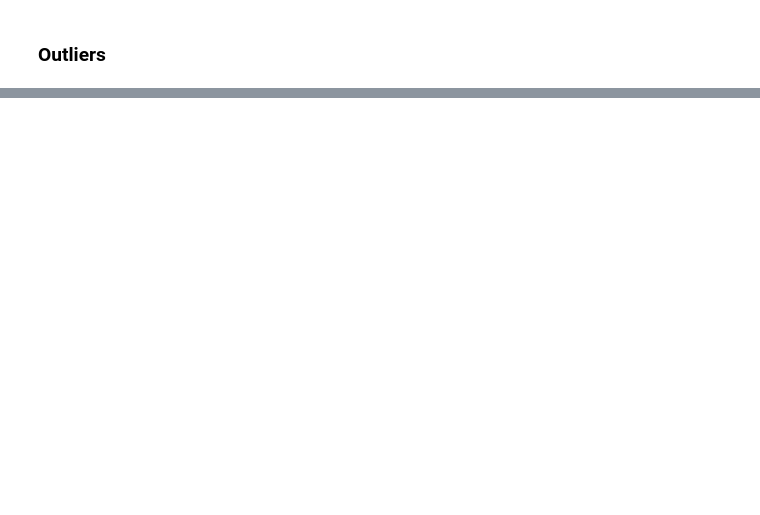
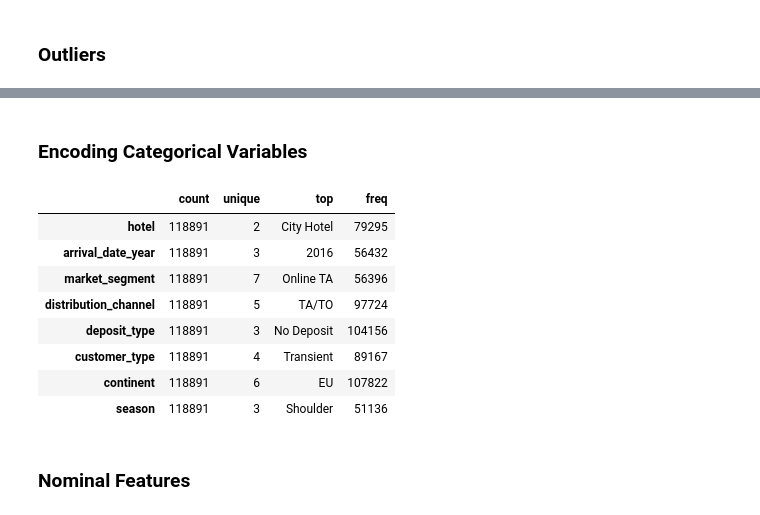
Before and after one commit to yusufkurubacak/Booking-Cancellation-Prediction, a Jupyter notebook: notebook.ipynb, the cells around one changed output, grey strips where cells are left out. Cells and saved outputs as stored; diff of their text form; code cells hidden in the pictures; blank space fills up the shorter version.

```diff
--- a/notebook.ipynb
+++ b/notebook.ipynb
@@ -266,0 +404,16 @@ This will prevent the model from overfitting to our training dataset and enhance
+# %% [markdown]
+### Encoding Categorical Variables
+# %%
+df.describe(include='object').T
+# %% [output]
+|  | count | unique | top | freq |
+| hotel | 118891 | 2 | City Hotel | 79295 |
+| arrival_date_year | 118891 | 3 | 2016 | 56432 |
+| market_segment | 118891 | 7 | Online TA | 56396 |
+| distribution_channel | 118891 | 5 | TA/TO | 97724 |
+| deposit_type | 118891 | 3 | No Deposit | 104156 |
+| customer_type | 118891 | 4 | Transient | 89167 |
+| continent | 118891 | 6 | EU | 107822 |
+| season | 118891 | 3 | Shoulder | 51136 |
+# %% [markdown]
+### Nominal Features
```
Also changed, not shown: parts of 47 cells of this notebook, 1 other file.
